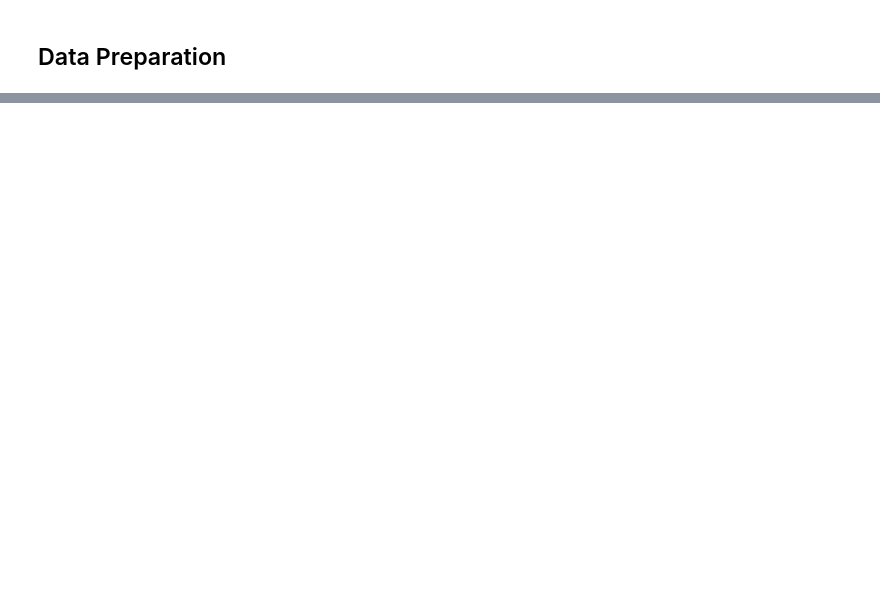
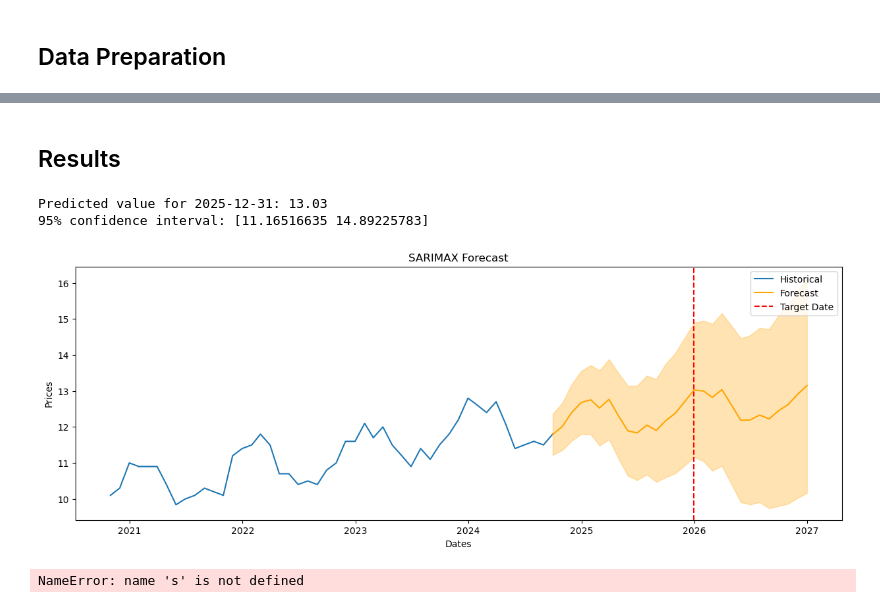
Before and after one commit to johnjoemmelrodelas/forage_quantitative-research, a Jupyter notebook: Notebook.ipynb, the cells around one changed output, grey strips where cells are left out. Drawn from its saved outputs; the diff is of its cells as text; code cells hidden in the pictures; blank space fills up the shorter version.

```diff
--- a/Notebook.ipynb
+++ b/Notebook.ipynb
@@ -73,0 +132,8 @@ plt.show()
+# %%
+y_pred_wfv = pd.Series()
+history = y_train.copy()
+for i in range(len(y_test)):
+    model = SARIMAX(history, order=best_order, seasonal_order=(best_seasonal_order[0], best_seasonal_order[1], best_seasonal_order[2], s)).fit()
+    next_pred = model.forecast()
+    y_pred_wfv = pd.concat([y_pred_wfv,next_pred])
+    history = pd.concat([history,y_test[next_pred.index]])
@@ -73,0 +173,52 @@ plt.show()
+# %% [markdown]
+## Results
+# %%
+# Define the target date
+target_date = pd.to_datetime('2025-12-31')
+
+# Ensure date is beyond the training set
+last_date = y_train.index[-1]
+n_steps = (target_date.to_period('M') - last_date.to_period('M')).n + 1
+
+# Forecast steps ahead
+forecast = model.get_forecast(steps=n_steps)
+
+# Extract forecasted values
+forecast_values = forecast.predicted_mean
+forecast_conf_int = forecast.conf_int()
+
+# Get prediction for the target date
+predicted_value = forecast_values[target_date]
+conf_interval = forecast_conf_int.loc[target_date]
+
+print(f"Predicted value for {target_date.date()}: {predicted_value:.2f}")
+print(f"95% confidence interval: {conf_interval.values}")
+
+forecast_index = forecast_values.index
+plt.figure(figsize=(15, 5))
+plt.plot(y, label='Historical')
+plt.plot(forecast_values, label='Forecast', color='orange')
+plt.fill_between(
+    forecast_index,
+    forecast_conf_int.iloc[:, 0],
+    forecast_conf_int.iloc[:, 1],
+    color='orange', alpha=0.3
+)
+
+plt.axvline(target_date, color='red', linestyle='--', label='Target Date')
+plt.legend()
+plt.xlabel('Dates')
+plt.ylabel('Prices')
+plt.title("SARIMAX Forecast")
+plt.show()
+# %% [output]
+Predicted value for 2025-12-31: 13.03
+95% confidence interval: [11.16516635 14.89225783]
+[figure, added]
+# %%
+from NatGas_Reg_Model import NatGas_TSA
+
+modelx = NatGas_TSA('Nat_Gas.csv')
+modelx.Predict_Price('2025-12-31')
+# %% [output]
+NameError: name 's' is not defined
```
Also changed, not shown: parts of 19 cells of this notebook, 1 other file.
